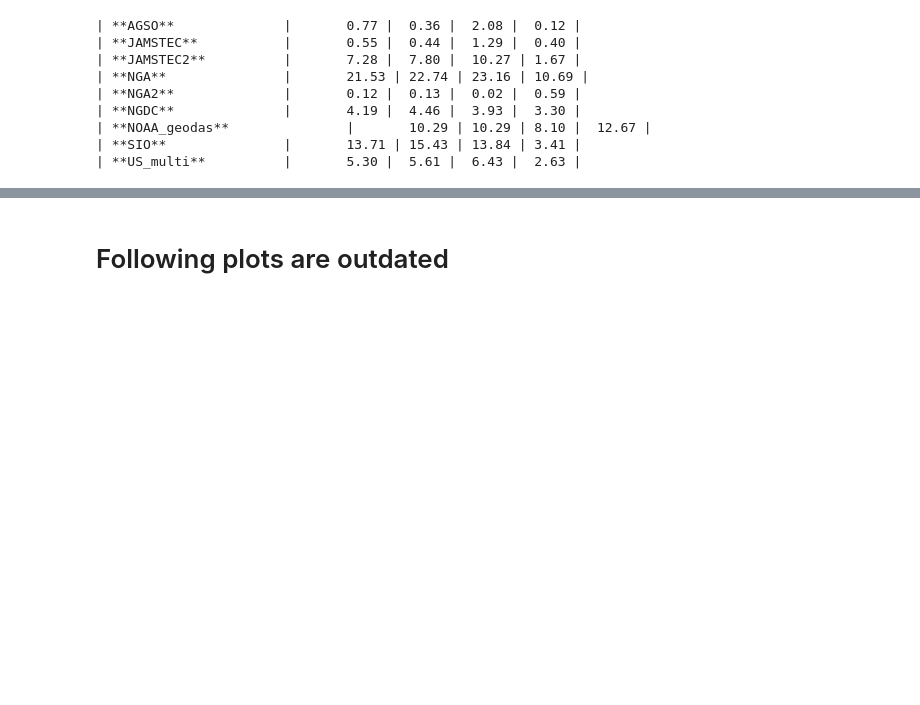
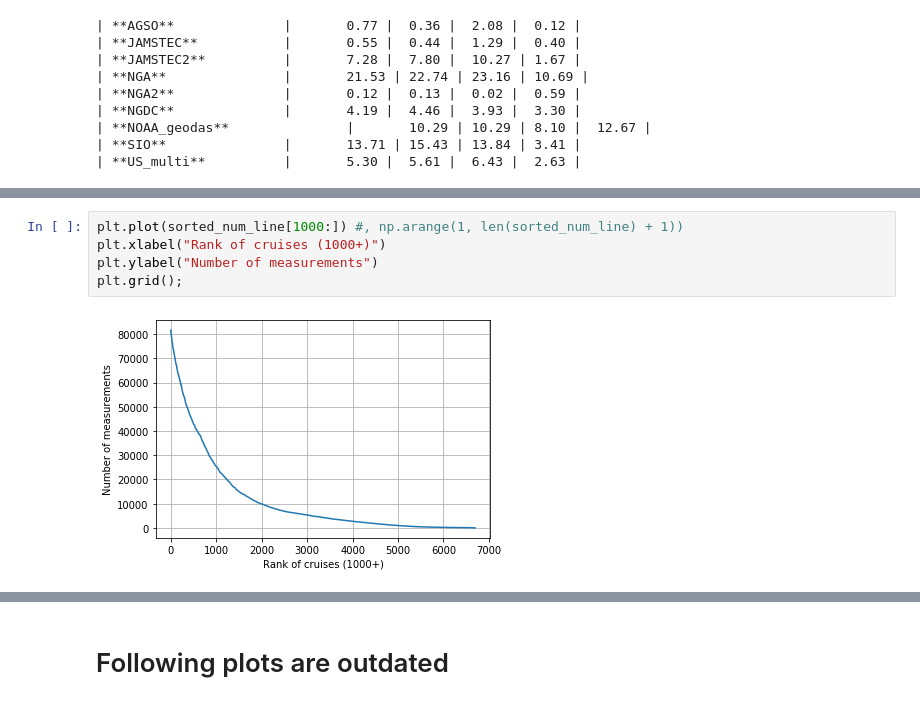
Before and after one commit to arapat/bathymetry-analysis, a Jupyter notebook: data-process/Count-Lines.ipynb, the cells around one changed output, grey strips where cells are left out. Saved outputs shown, nothing was run; the diff lists cells and outputs as text; blank space fills up the shorter version.

```diff
--- a/data-process/Count-Lines.ipynb
+++ b/data-process/Count-Lines.ipynb
@@ -134,0 +228,7 @@ for region in regions:
+# %%
+plt.plot(sorted_num_line[1000:]) #, np.arange(1, len(sorted_num_line) + 1))
+plt.xlabel("Rank of cruises (1000+)")
+plt.ylabel("Number of measurements")
+plt.grid();
+# %% [output]
+[figure, added]
```
Also changed, not shown: parts of 9 cells of this notebook.
